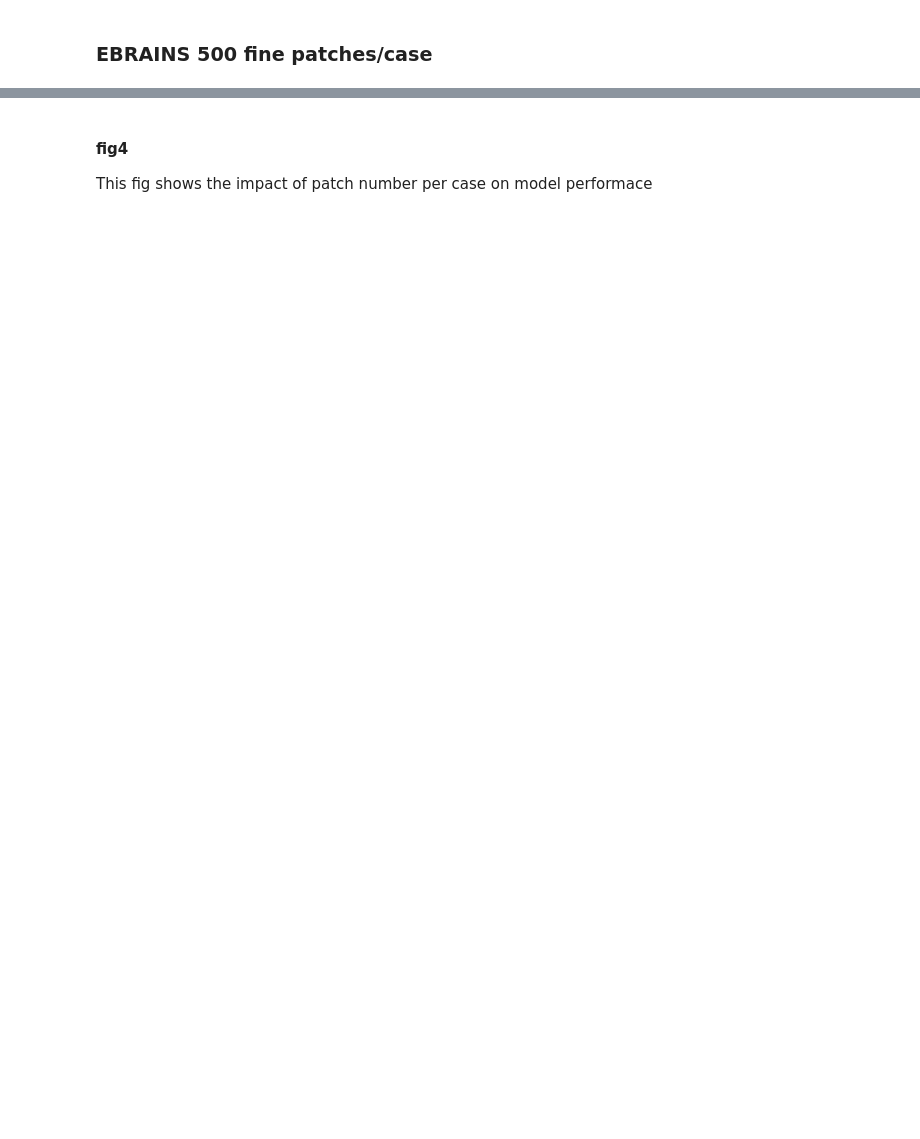
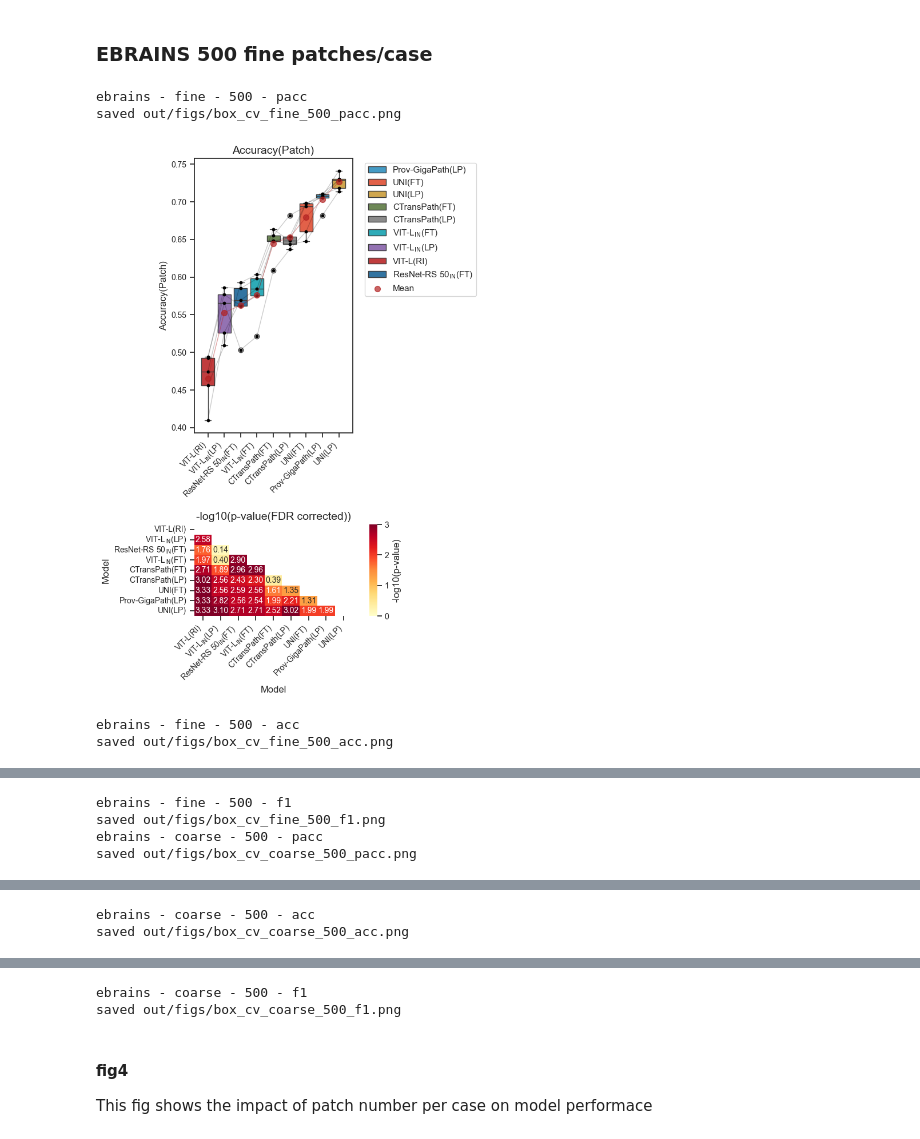
Before and after one commit to endaaman/bt, a Jupyter notebook: notes/note_metrics.ipynb, the cells around one changed output, grey strips where cells are left out. Cells and saved outputs as stored; diff of their text form; code cells hidden in the pictures; blank space fills up the shorter version.

```diff
--- a/notes/note_metrics.ipynb
+++ b/notes/note_metrics.ipynb
@@ -335,9 +350,15 @@ KeyError: 'VIT-L(RI)'
 ### EBRAINS 500 fine patches/case
 # %%
 paired_box('ebrains', False, LIMIT, 'pacc', True)
-paired_box('ebrains', False, LIMIT, 'acc')
+paired_box('ebrains', False, LIMIT, 'acc', True)
 paired_box('ebrains', False, LIMIT, 'f1')
 
 paired_box('ebrains', True, LIMIT, 'pacc',  True)
-paired_box('ebrains', True, LIMIT, 'acc')
+paired_box('ebrains', True, LIMIT, 'acc', True)
 paired_box('ebrains', True, LIMIT, 'f1')
+# %% [output]
+ebrains - fine - 500 - pacc
+saved out/figs/box_cv_fine_500_pacc.png
+[figure, added]
+ebrains - fine - 500 - acc
+saved out/figs/box_cv_fine_500_acc.png
@@ -343,0 +366,4 @@ paired_box('ebrains', True, LIMIT, 'f1')
+ebrains - fine - 500 - f1
+saved out/figs/box_cv_fine_500_f1.png
+ebrains - coarse - 500 - pacc
+saved out/figs/box_cv_coarse_500_pacc.png
@@ -343,0 +371,2 @@ paired_box('ebrains', True, LIMIT, 'f1')
+ebrains - coarse - 500 - acc
+saved out/figs/box_cv_coarse_500_acc.png
@@ -344,3 +374,5 @@ paired_box('ebrains', True, LIMIT, 'f1')
+ebrains - coarse - 500 - f1
+saved out/figs/box_cv_coarse_500_f1.png
 # %% [markdown]
 #### fig4
 
```
Also changed, not shown: parts of 6 cells of this notebook, 1 other file.
